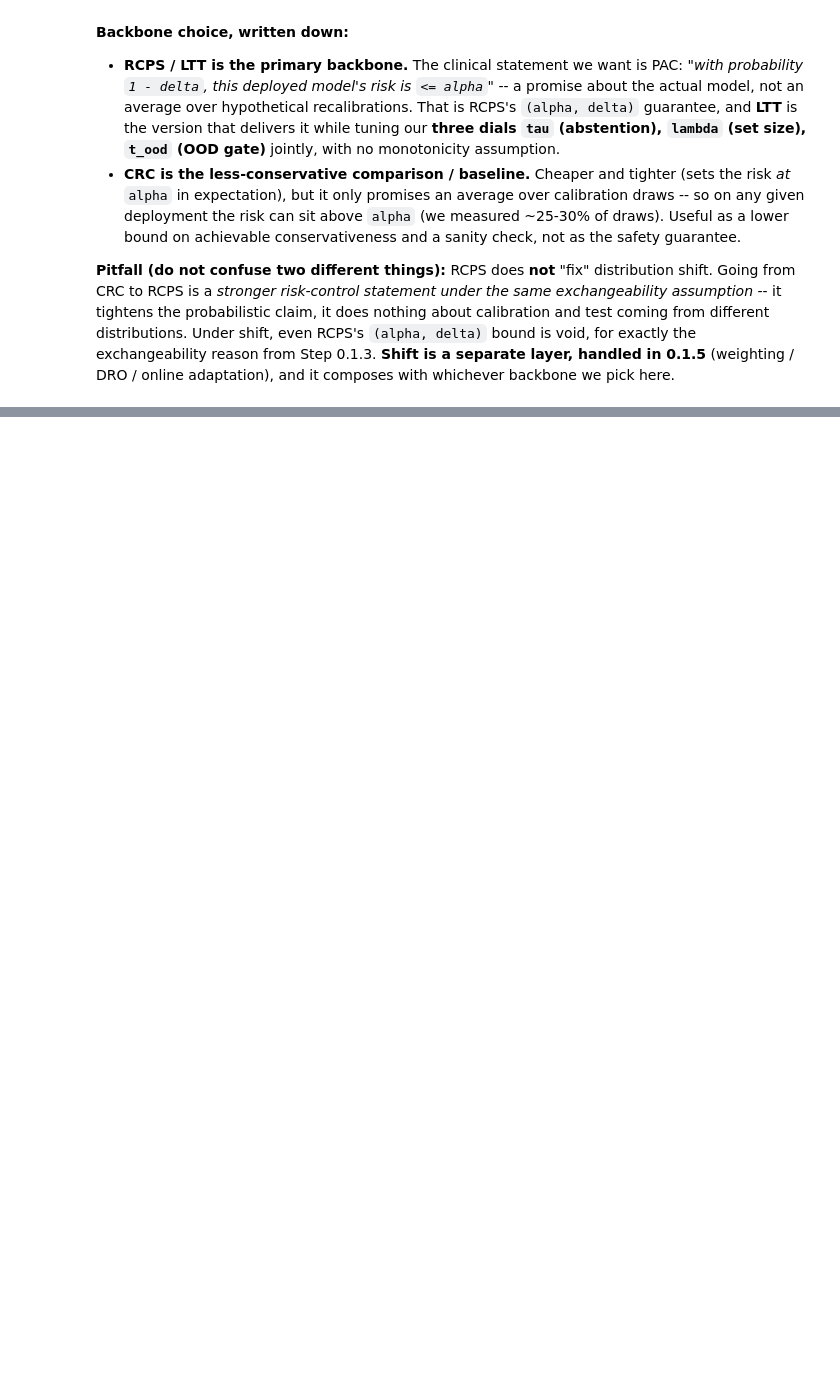
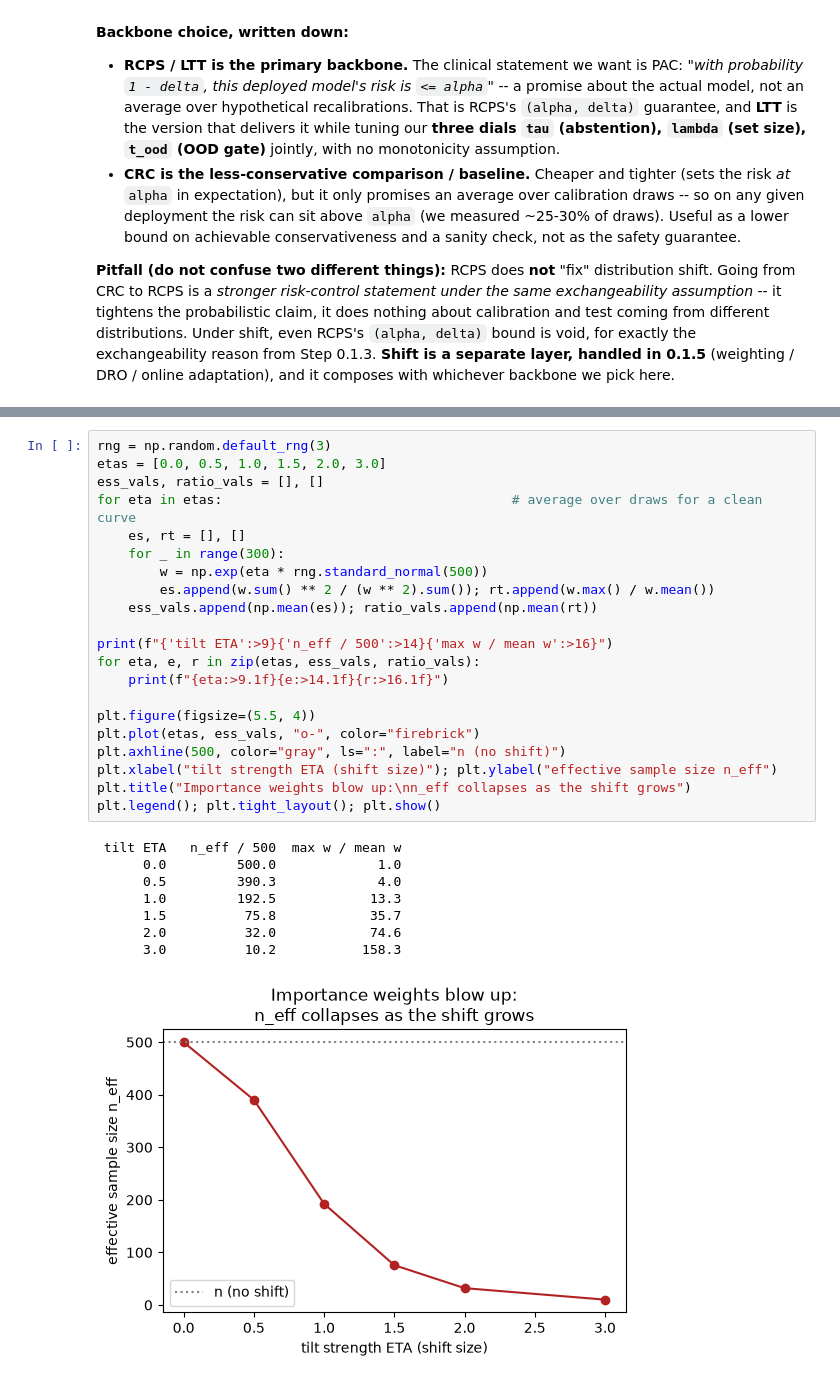
Before and after one commit to Toepatella/calibrated-selective-prediction-clinical-shift, a Jupyter notebook: phase0_learning.ipynb, the cells around one changed output, grey strips where cells are left out. Cells and saved outputs as stored; diff of their text form; blank space fills up the shorter version.

```diff
--- a/phase0_learning.ipynb
+++ b/phase0_learning.ipynb
@@ -756,0 +1015,30 @@ print("with 3 real dials (tau, lambda, t_ood) you would test the joint grid this
+# %%
+rng = np.random.default_rng(3)
+etas = [0.0, 0.5, 1.0, 1.5, 2.0, 3.0]
+ess_vals, ratio_vals = [], []
+for eta in etas:                                     # average over draws for a clean curve
+    es, rt = [], []
+    for _ in range(300):
+        w = np.exp(eta * rng.standard_normal(500))
+        es.append(w.sum() ** 2 / (w ** 2).sum()); rt.append(w.max() / w.mean())
+    ess_vals.append(np.mean(es)); ratio_vals.append(np.mean(rt))
+
+print(f"{'tilt ETA':>9}{'n_eff / 500':>14}{'max w / mean w':>16}")
+for eta, e, r in zip(etas, ess_vals, ratio_vals):
+    print(f"{eta:>9.1f}{e:>14.1f}{r:>16.1f}")
+
+plt.figure(figsize=(5.5, 4))
+plt.plot(etas, ess_vals, "o-", color="firebrick")
+plt.axhline(500, color="gray", ls=":", label="n (no shift)")
+plt.xlabel("tilt strength ETA (shift size)"); plt.ylabel("effective sample size n_eff")
+plt.title("Importance weights blow up:\nn_eff collapses as the shift grows")
+plt.legend(); plt.tight_layout(); plt.show()
+# %% [output]
+ tilt ETA   n_eff / 500  max w / mean w
+      0.0         500.0             1.0
+      0.5         390.3             4.0
+      1.0         192.5            13.3
+      1.5          75.8            35.7
+      2.0          32.0            74.6
+      3.0          10.2           158.3
+[figure, added]
```
Also changed, not shown: parts of 12 cells of this notebook.
